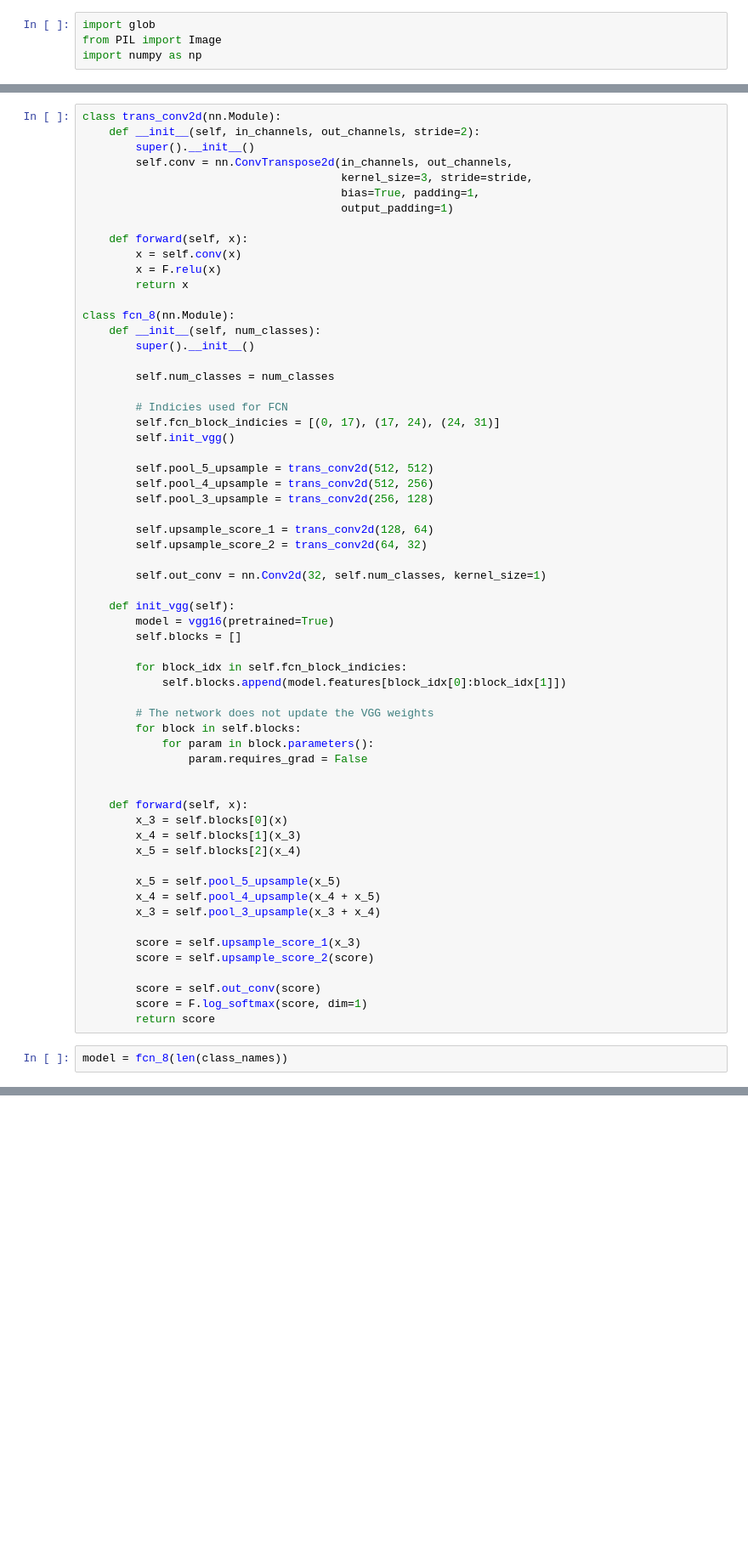
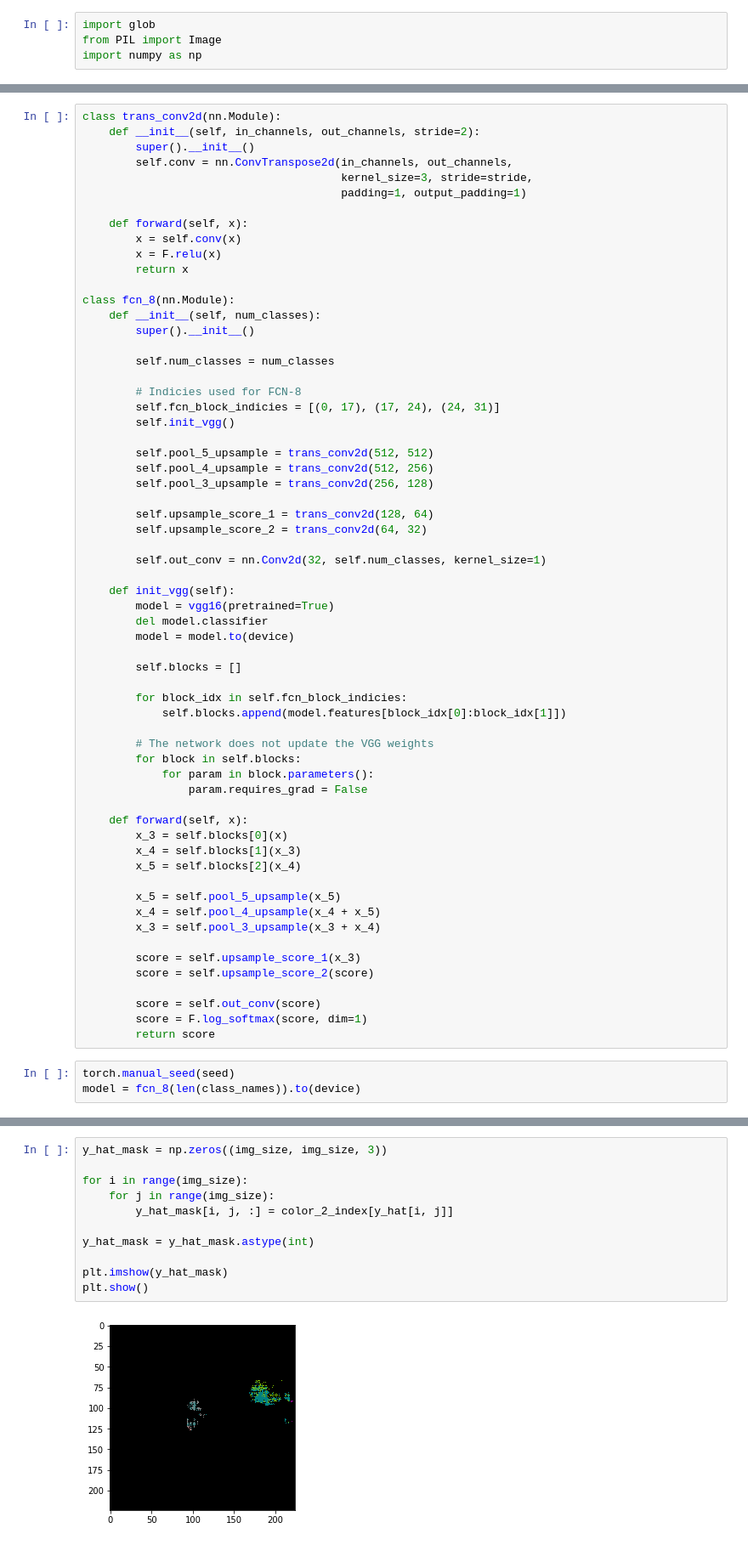
Before and after one commit to MrParosk/ml_playground, a Jupyter notebook: computer_vision/semantic_segmentation/fcn.ipynb, the cells around one changed output, grey strips where cells are left out. Shown: that part at 85% size. Drawn from its saved outputs; the diff is of its cells as text; blank space fills up the shorter version.

```diff
--- a/computer_vision/semantic_segmentation/fcn.ipynb
+++ b/computer_vision/semantic_segmentation/fcn.ipynb
@@ -93,8 +121,7 @@ class trans_conv2d(nn.Module):
         super().__init__()
         self.conv = nn.ConvTranspose2d(in_channels, out_channels,
                                        kernel_size=3, stride=stride,
-                                       bias=True, padding=1,
-                                       output_padding=1)
+                                       padding=1, output_padding=1)
 
     def forward(self, x):
         x = self.conv(x)
@@ -107,7 +134,7 @@ class fcn_8(nn.Module):
 
         self.num_classes = num_classes
 
-        # Indicies used for FCN
+        # Indicies used for FCN-8
         self.fcn_block_indicies = [(0, 17), (17, 24), (24, 31)]
         self.init_vgg()
 
@@ -122,6 +149,9 @@ class fcn_8(nn.Module):
 
     def init_vgg(self):
         model = vgg16(pretrained=True)
+        del model.classifier
+        model = model.to(device)
+
         self.blocks = []
 
         for block_idx in self.fcn_block_indicies:
@@ -131,7 +161,6 @@ class fcn_8(nn.Module):
         for block in self.blocks:
             for param in block.parameters():
                 param.requires_grad = False
-
 
     def forward(self, x):
         x_3 = self.blocks[0](x)
@@ -149,4 +178,5 @@ class fcn_8(nn.Module):
         score = F.log_softmax(score, dim=1)
         return score
 # %%
-model = fcn_8(len(class_names))
+torch.manual_seed(seed)
+model = fcn_8(len(class_names)).to(device)
@@ -160,0 +266,13 @@ torch.Size([1, 21, 224, 224])
+# %%
+y_hat_mask = np.zeros((img_size, img_size, 3))
+
+for i in range(img_size):
+    for j in range(img_size):
+        y_hat_mask[i, j, :] = color_2_index[y_hat[i, j]]
+
+y_hat_mask = y_hat_mask.astype(int)
+
+plt.imshow(y_hat_mask)
+plt.show()
+# %% [output]
+[figure, added]
```
Also changed, not shown: parts of 14 cells of this notebook.
